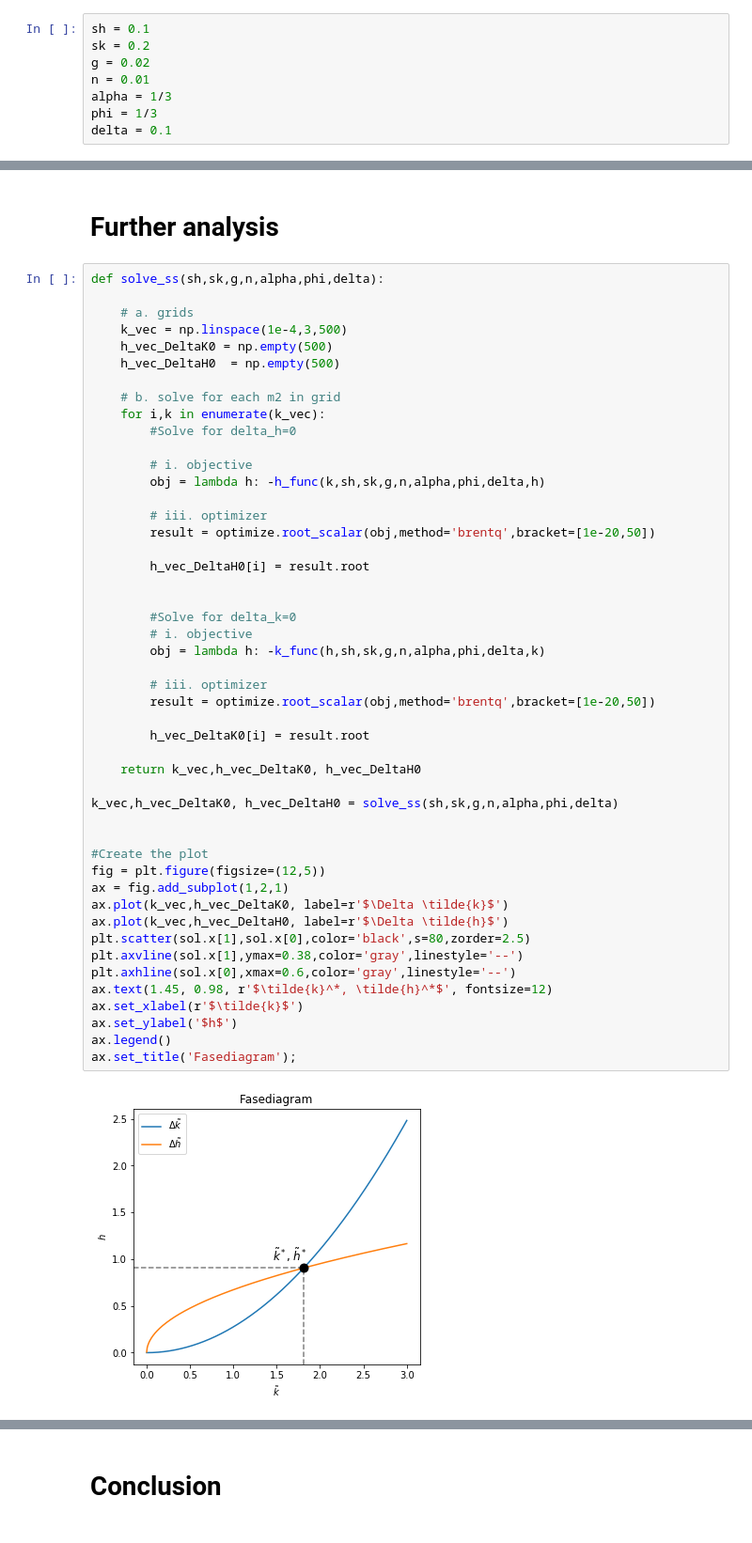
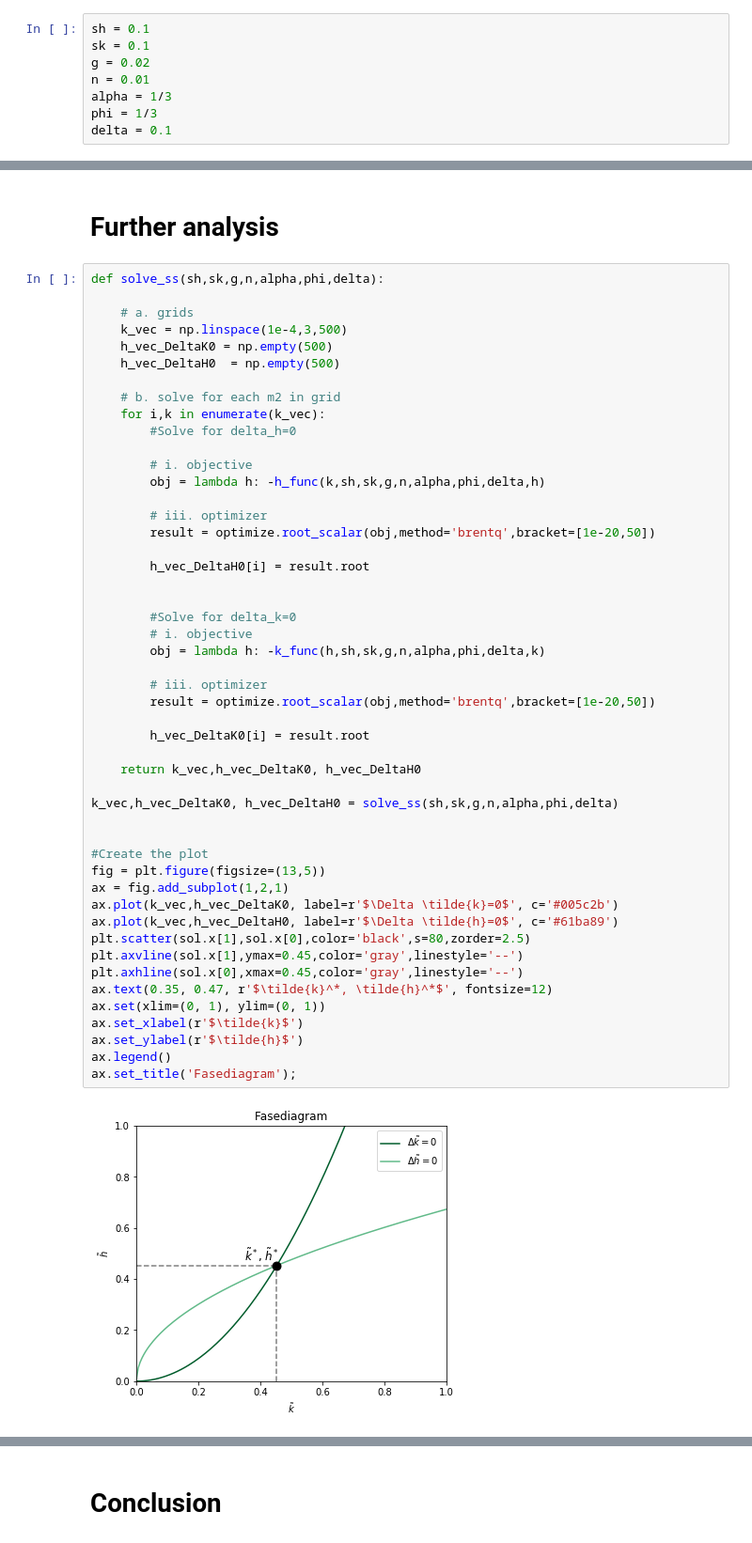
Before and after one commit to NumEconCopenhagen/projects-2020-matrixgymnasterne, a Jupyter notebook: modelproject/modelproject.ipynb, the cells around one changed output, grey strips where cells are left out. Shown at 94% size. Drawn from its saved outputs; the diff is of its cells as text.

```diff
--- a/modelproject/modelproject.ipynb
+++ b/modelproject/modelproject.ipynb
@@ -139,7 +140,7 @@ whereby it clearly becomes a **root-finding problem**. Such a problem can be sol
 Define the model **parameters**:
 # %%
 sh = 0.1
-sk = 0.2
+sk = 0.1
 g = 0.02
 n = 0.01
 alpha = 1/3
@@ -187,38 +184,39 @@ def solve_ss(sh,sk,g,n,alpha,phi,delta):
         # i. objective
         obj = lambda h: -h_func(k,sh,sk,g,n,alpha,phi,delta,h)
 
         # iii. optimizer
         result = optimize.root_scalar(obj,method='brentq',bracket=[1e-20,50])
 
         h_vec_DeltaH0[i] = result.root
 
 
         #Solve for delta_k=0
         # i. objective
         obj = lambda h: -k_func(h,sh,sk,g,n,alpha,phi,delta,k)
 
         # iii. optimizer
         result = optimize.root_scalar(obj,method='brentq',bracket=[1e-20,50])
 
         h_vec_DeltaK0[i] = result.root
 
     return k_vec,h_vec_DeltaK0, h_vec_DeltaH0
 
 k_vec,h_vec_DeltaK0, h_vec_DeltaH0 = solve_ss(sh,sk,g,n,alpha,phi,delta)
 
 
 #Create the plot
-fig = plt.figure(figsize=(12,5))
+fig = plt.figure(figsize=(13,5))
 ax = fig.add_subplot(1,2,1)
-ax.plot(k_vec,h_vec_DeltaK0, label=r'$\Delta \tilde{k}$')
-ax.plot(k_vec,h_vec_DeltaH0, label=r'$\Delta \tilde{h}$')
+ax.plot(k_vec,h_vec_DeltaK0, label=r'$\Delta \tilde{k}=0$', c='#005c2b')
+ax.plot(k_vec,h_vec_DeltaH0, label=r'$\Delta \tilde{h}=0$', c='#61ba89')
 plt.scatter(sol.x[1],sol.x[0],color='black',s=80,zorder=2.5)
-plt.axvline(sol.x[1],ymax=0.38,color='gray',linestyle='--')
-plt.axhline(sol.x[0],xmax=0.6,color='gray',linestyle='--')
-ax.text(1.45, 0.98, r'$\tilde{k}^*, \tilde{h}^*$', fontsize=12)
+plt.axvline(sol.x[1],ymax=0.45,color='gray',linestyle='--')
+plt.axhline(sol.x[0],xmax=0.45,color='gray',linestyle='--')
+ax.text(0.35, 0.47, r'$\tilde{k}^*, \tilde{h}^*$', fontsize=12)
+ax.set(xlim=(0, 1), ylim=(0, 1))
 ax.set_xlabel(r'$\tilde{k}$')
-ax.set_ylabel('$h$')
+ax.set_ylabel(r'$\tilde{h}$')
 ax.legend()
 ax.set_title('Fasediagram');
 # %% [output]
-[figure, old version]
+[figure, new version]
```
Also changed, not shown: parts of 10 cells of this notebook.
